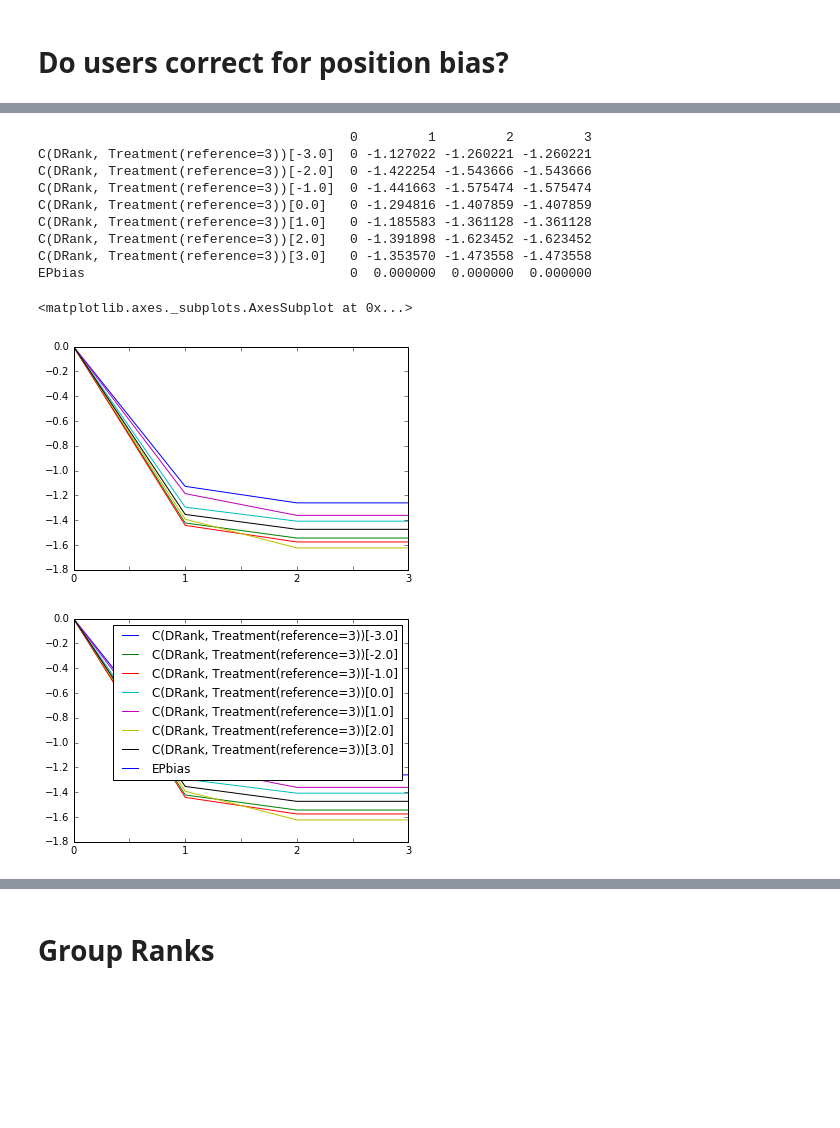
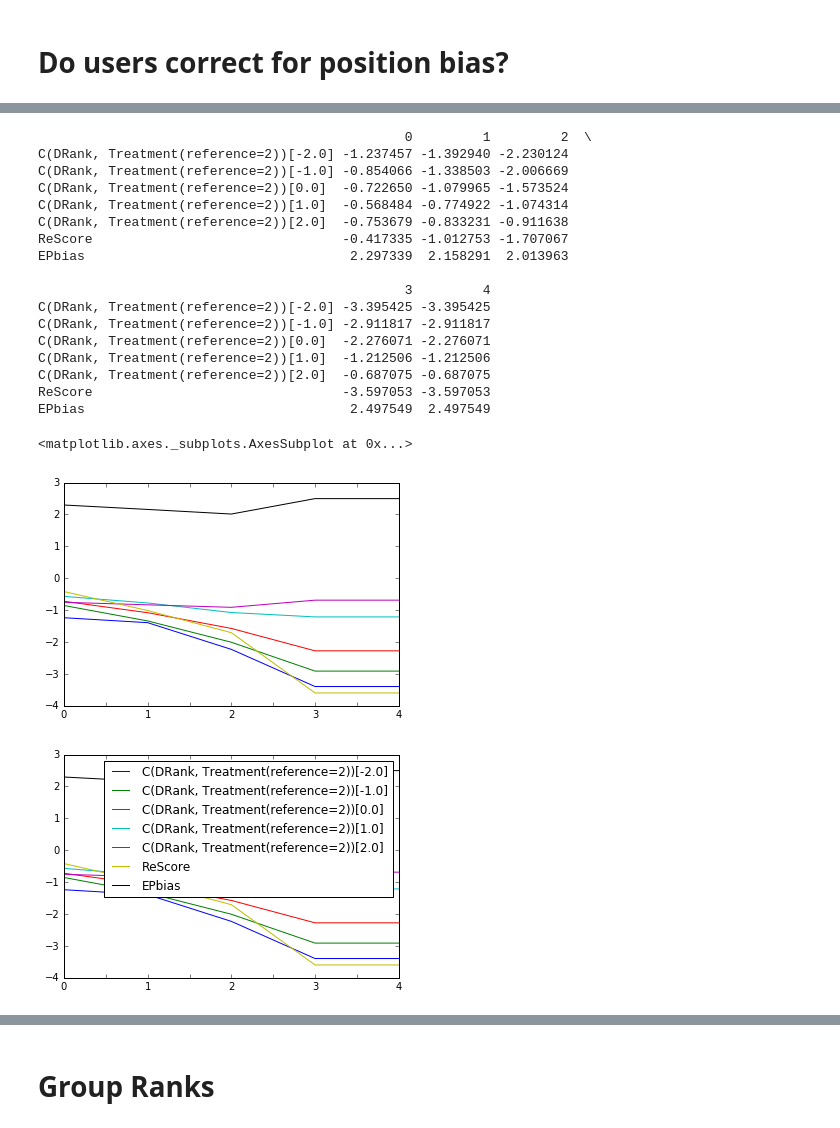
Before and after one commit to JoelDan192/Predictive-model-for-the-voting-system-in-SE-network, a Jupyter notebook: spanish_site/Regression_AnsVotes.ipynb, the cells around one changed output, grey strips where cells are left out. Saved outputs shown, nothing was run; the diff lists cells and outputs as text; code cells hidden in the pictures; blank space fills up the shorter version.

Commit message:
Baseline regression by AnsRank groups.

```diff
--- a/spanish_site/Regression_AnsVotes.ipynb
+++ b/spanish_site/Regression_AnsVotes.ipynb
@@ -206,2 +175,26 @@ plt.show()
 # %% [markdown]
 # Do users correct for position bias?
+# %%
+votes_r = votes_complete
+
+nb_ans = 5
+#+ C(AnsRank,Sum(omit=3)) + C(Rep_group,Sum(omit=0))
+fml = 'Votes ~ ReScore + C(AnsRank,Sum(omit=3))  - 1'
+mat_1 = []
+dev_1 = []
+mat_ps_1 = []
+acounts = [0,1,2,3,4]
+r_method = sm.families.NegativeBinomial(link=sm.families.links.log)#sm.families.Poisson(link=sm.families.links.log)
+for age in acounts:
+    datas = votes_r[(votes_r.Ans_count<=nb_ans) & (votes_r.Age_group <= age)]
+    mod = smf.glm(fml, data=datas,
+                  family=r_method, offset=np.log(datas['Age_vot'] + 1))
+    rslt = mod.fit(method='bfgs')
+    mat_1.append(rslt.params[rslt.pvalues<=0.05].reindex(rslt.params.index).fillna(0))
+    dev_1.append(rslt.deviance)
+    mat_ps_1.append(rslt.pvalues)
+mat_1 = pd.DataFrame(mat_1, index=[str(x) for x in acounts])
+mat_ps_1 = pd.DataFrame(mat_ps_1, index=[str(x) for x in acounts])
+print mat_1.T
+mat_1.plot(legend=False)
+mat_1.plot()
@@ -208,38 +220,51 @@ plt.show()
 # %%
-fml = 'np.log(Votes+1) ~ EPbias + C(DRank,Treatment(reference=3)) - 1 '
+votes_r = votes_complete
+
+nb_ans = 3
+fml = 'Votes ~ ReScore+EPbias + C(DRank,Treatment(reference=%d)) - 1 '%(nb_ans-1)
+#fml = 'np.log(Votes+1) ~ C(DRank,Sum(omit=%d)) - 1 '%(0)
 mat_2 = []
 dev = []
 mat_ps = []
-acounts = [0,1,2,3]
+acounts = [0,1,2,3,4]
+r_method = sm.families.NegativeBinomial(link=sm.families.links.log)#sm.families.Poisson(link=sm.families.links.log)
 for age in acounts:
-    datas = votes_r[(votes_r.Ans_count==4) & (votes_r.Age_group <=age)]
-    #mod = sm.OLS.from_formula(fml, votes_r[(votes_r.Ans_count==3) & (votes_r.Age_group <=age)])
+    datas = votes_r[(votes_r.Ans_count==nb_ans) & (votes_r.Age_group <= age)]
     mod = smf.glm(fml, data=datas,
-                  family=sm.families.Poisson(link=sm.families.links.log), offset=np.log(datas['Age_vot'] + 1))
+                  family=r_method, offset=np.log(datas['Age_vot'] + 1))
     rslt = mod.fit(method='bfgs')
-    mat_2.append(pd.Series([rslt.params[i] if p<=0.05 else 0 for i,p in enumerate(rslt.pvalues)],index=rslt.params.index))
+    mat_2.append(rslt.params[rslt.pvalues<=0.05].reindex(rslt.params.index).fillna(0))
     dev.append(rslt.deviance)
     mat_ps.append(rslt.pvalues)
 mat_2 = pd.DataFrame(mat_2, index=[str(x) for x in acounts])
 mat_ps = pd.DataFrame(mat_ps, index=[str(x) for x in acounts])
 print mat_2.T
 mat_2.plot(legend=False)
 mat_2.plot()
-#underestimate produces relative increase (in Votes) of ~25% w/r to Position bias (helps lower positions)
-# rel decrease (corrects top positions)
+
+#Mean effect of positive levels (under estimation) have the highest mean effects
+#(either with dummy or Sum deviation coding)
 # %% [output]
-                                        0         1         2         3
-C(DRank, Treatment(reference=3))[-3.0]  0 -1.127022 -1.260221 -1.260221
-C(DRank, Treatment(reference=3))[-2.0]  0 -1.422254 -1.543666 -1.543666
-C(DRank, Treatment(reference=3))[-1.0]  0 -1.441663 -1.575474 -1.575474
-C(DRank, Treatment(reference=3))[0.0]   0 -1.294816 -1.407859 -1.407859
-C(DRank, Treatment(reference=3))[1.0]   0 -1.185583 -1.361128 -1.361128
-C(DRank, Treatment(reference=3))[2.0]   0 -1.391898 -1.623452 -1.623452
-C(DRank, Treatment(reference=3))[3.0]   0 -1.353570 -1.473558 -1.473558
-EPbias                                  0  0.000000  0.000000  0.000000
+                                               0         1         2  \
+C(DRank, Treatment(reference=2))[-2.0] -1.237457 -1.392940 -2.230124
+C(DRank, Treatment(reference=2))[-1.0] -0.854066 -1.338503 -2.006669
+C(DRank, Treatment(reference=2))[0.0]  -0.722650 -1.079965 -1.573524
+C(DRank, Treatment(reference=2))[1.0]  -0.568484 -0.774922 -1.074314
+C(DRank, Treatment(reference=2))[2.0]  -0.753679 -0.833231 -0.911638
+ReScore                                -0.417335 -1.012753 -1.707067
+EPbias                                  2.297339  2.158291  2.013963
+
+                                               3         4
+C(DRank, Treatment(reference=2))[-2.0] -3.395425 -3.395425
+C(DRank, Treatment(reference=2))[-1.0] -2.911817 -2.911817
+C(DRank, Treatment(reference=2))[0.0]  -2.276071 -2.276071
+C(DRank, Treatment(reference=2))[1.0]  -1.212506 -1.212506
+C(DRank, Treatment(reference=2))[2.0]  -0.687075 -0.687075
+ReScore                                -3.597053 -3.597053
+EPbias                                  2.497549  2.497549
 <matplotlib.axes._subplots.AxesSubplot at 0x...>
-[figure, old version]
+[figure, new version]
-[figure, old version]
+[figure, new version]
 # %%
 print mat_ps.T
 mat_ps.plot(legend=False)
```
Also changed, not shown: parts of 17 cells of this notebook.
